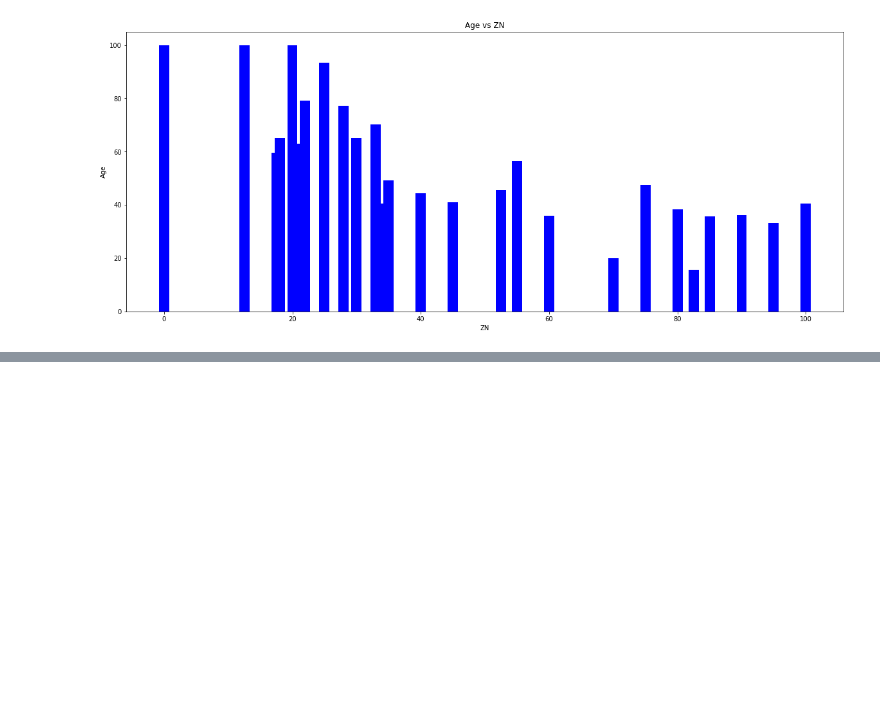
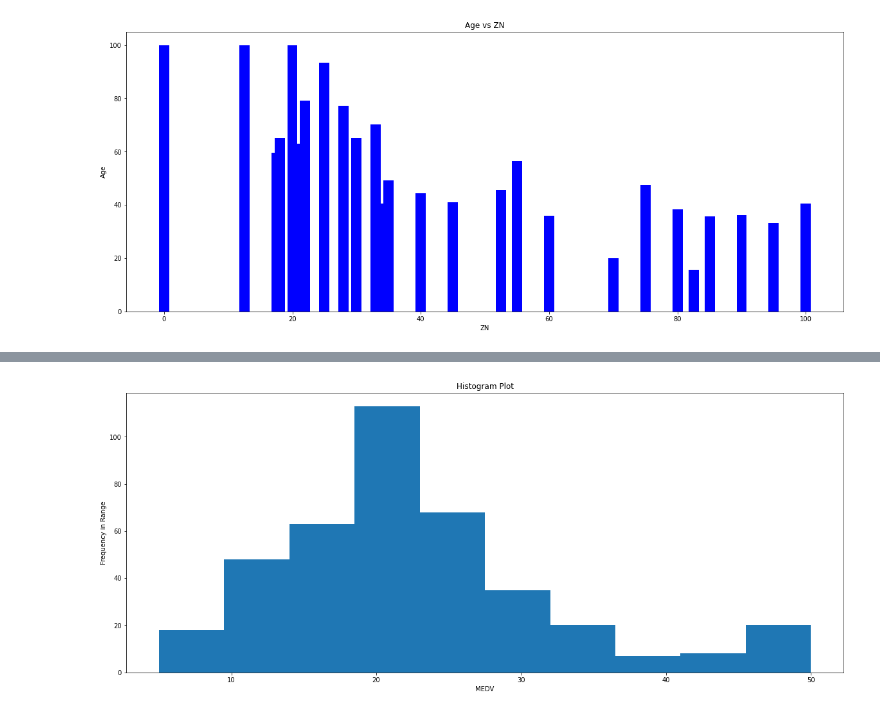
Before and after one commit to vinay2k2/HealthcareBasicsAndImageProcessing, a Jupyter notebook: VisualizationTemplate.ipynb, the cells around one changed output, grey strips where cells are left out. Cells and saved outputs as stored; diff of their text form; code cells hidden in the pictures; blank space fills up the shorter version.

```diff
--- a/VisualizationTemplate.ipynb
+++ b/VisualizationTemplate.ipynb
@@ -182,0 +184,12 @@ plt.show()
+# %%
+#Lets add more details
+from IPython.core.pylabtools import figsize
+plt.figure(figsize=(20,8))
+# bins: Number of intervals within range
+plt.hist(x=boston_df['MEDV'],bins=10)
+plt.xlabel("MEDV")
+plt.ylabel("Frequency in Range")
+plt.title("Histogram Plot")
+plt.show()
+# %% [output]
+[figure, added]
```
Also changed, not shown: parts of 8 cells of this notebook.
